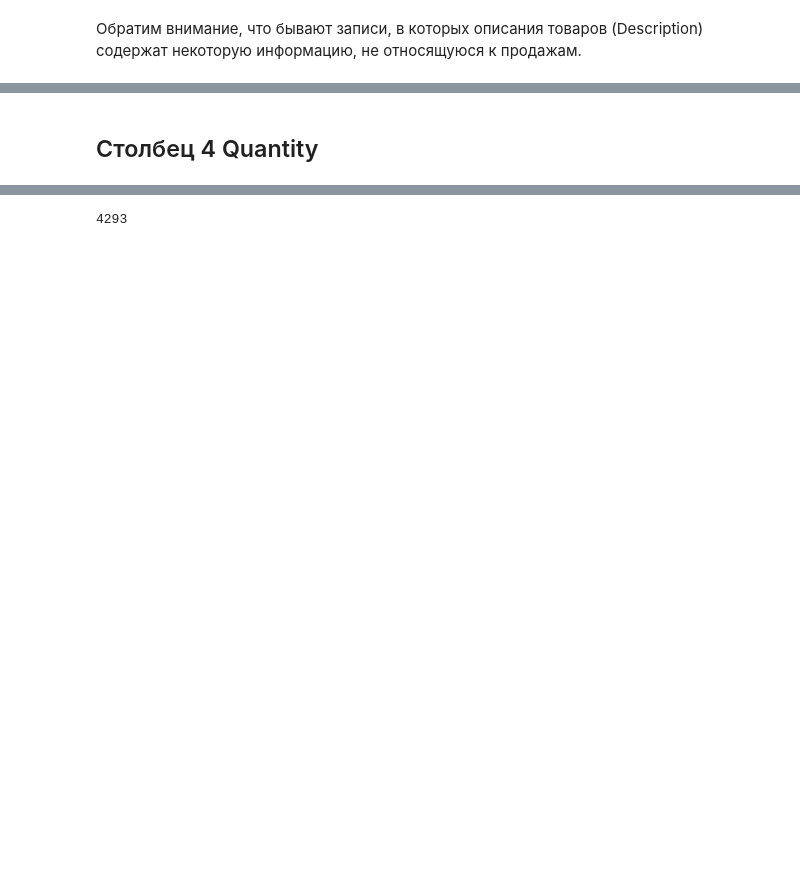
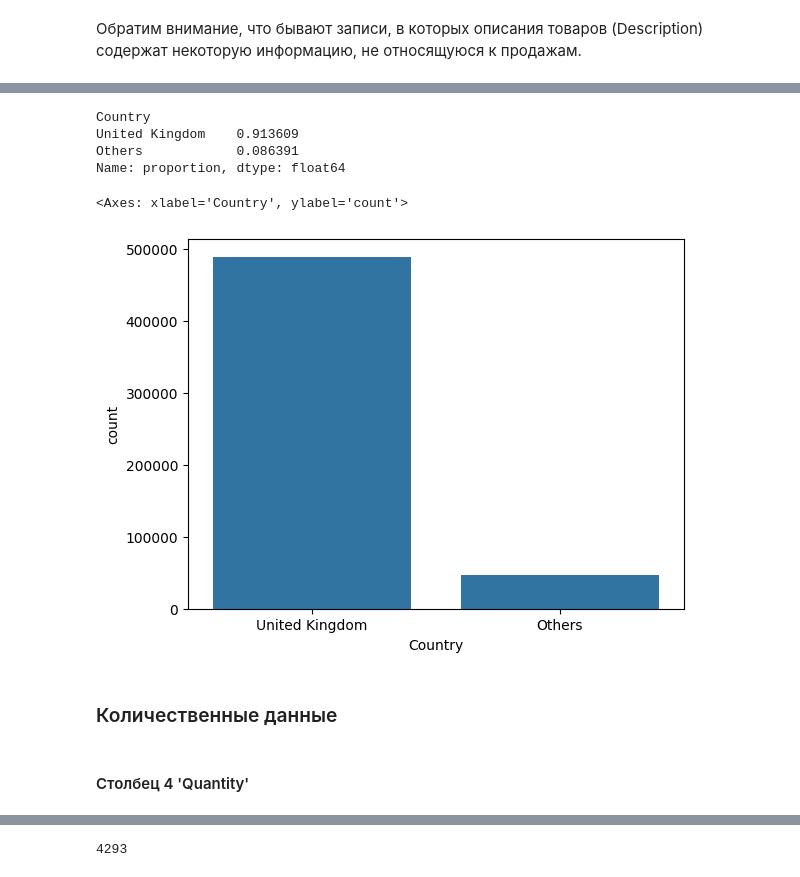
Before and after one commit to sashareva/Preparation-and-cleaning-EDA-Cohort-analysis-RFM-analysis, a Jupyter notebook: Подготовка и очистка, EDA, когортный анализ, RFM анализ.ipynb, the cells around one changed output, grey strips where cells are left out. Cells and saved outputs as stored; diff of their text form; code cells hidden in the pictures; blank space fills up the shorter version.

```diff
--- a/Подготовка и очистка, EDA, когортный анализ, RFM анализ.ipynb
+++ b/Подготовка и очистка, EDA, когортный анализ, RFM анализ.ipynb
@@ -266,2 +316,18 @@ df['Description'] = df['Description'].str.strip()
+# %%
+# Заново выполним проверку количества уникальных совпадений по стране (Country) среди всех записей
+df.Country.value_counts(normalize = True)
+# %% [output]
+Country
+United Kingdom    0.913609
+Others            0.086391
+Name: proportion, dtype: float64
+# %%
+# Визуализация количества записей в категории страны (Country)
+sns.countplot(x = 'Country', data = df)
+# %% [output]
+<Axes: xlabel='Country', ylabel='count'>
+[figure, added]
+# %% [markdown]
+### Количественные данные
 # %% [markdown]
-## Столбец 4 Quantity
+#### Столбец 4 'Quantity'
```
Also changed, not shown: parts of 108 cells of this notebook.
